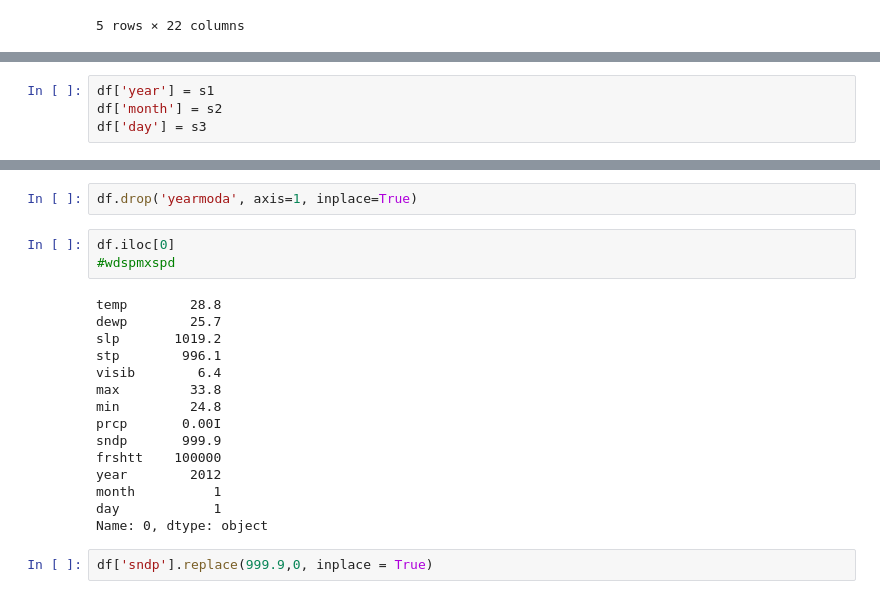
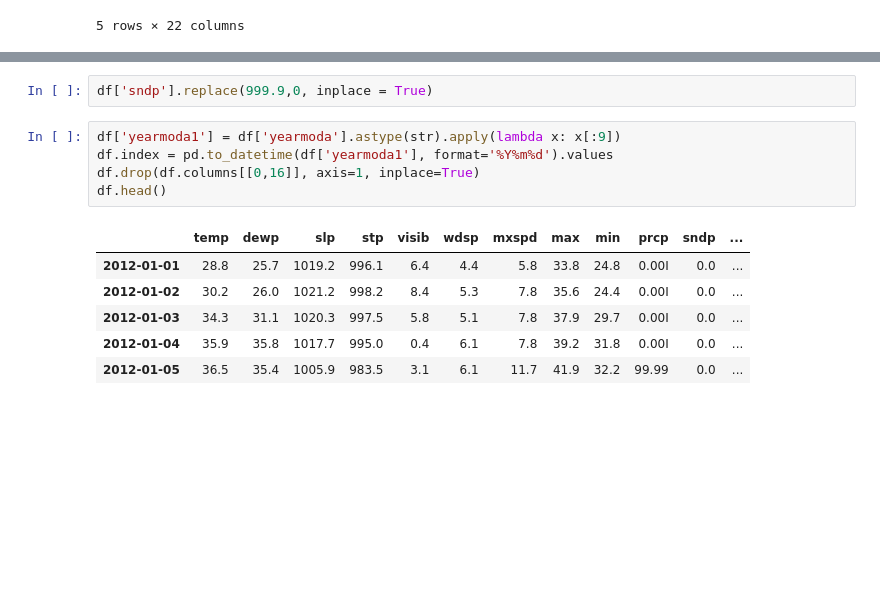
Before and after one commit to DFS-UCU/UkrainianAgriculture, a Jupyter notebook: notebooks/weather.ipynb, the cells around one changed output, grey strips where cells are left out. Cells and saved outputs as stored; diff of their text form; blank space fills up the shorter version.

```diff
--- a/notebooks/weather.ipynb
+++ b/notebooks/weather.ipynb
@@ -67,4 +51,0 @@ s3 = pd.Series(day_list, name='day')
-# %%
-df['year'] = s1
-df['month'] = s2
-df['day'] = s3
@@ -80,22 +52,14 @@ df.head()
-# %%
-df.drop('yearmoda', axis=1, inplace=True)
-# %%
-df.iloc[0]
-#wdspmxspd
-# %% [output]
-temp        28.8
-dewp        25.7
-slp       1019.2
-stp        996.1
-visib        6.4
-max         33.8
-min         24.8
-prcp       0.00I
-sndp       999.9
-frshtt    100000
-year        2012
-month          1
-day            1
-Name: 0, dtype: object
 # %%
 df['sndp'].replace(999.9,0, inplace = True)
+# %%
+df['yearmoda1'] = df['yearmoda'].astype(str).apply(lambda x: x[:9])
+df.index = pd.to_datetime(df['yearmoda1'], format='%Y%m%d').values
+df.drop(df.columns[[0,16]], axis=1, inplace=True)
+df.head()
+# %% [output]
+|  | temp | dewp | slp | stp | visib | wdsp | mxspd | max | min | prcp | sndp | ... |
+| 2012-01-01 | 28.8 | 25.7 | 1019.2 | 996.1 | 6.4 | 4.4 | 5.8 | 33.8 | 24.8 | 0.00I | 0.0 | ... |
+| 2012-01-02 | 30.2 | 26.0 | 1021.2 | 998.2 | 8.4 | 5.3 | 7.8 | 35.6 | 24.4 | 0.00I | 0.0 | ... |
+| 2012-01-03 | 34.3 | 31.1 | 1020.3 | 997.5 | 5.8 | 5.1 | 7.8 | 37.9 | 29.7 | 0.00I | 0.0 | ... |
+| 2012-01-04 | 35.9 | 35.8 | 1017.7 | 995.0 | 0.4 | 6.1 | 7.8 | 39.2 | 31.8 | 0.00I | 0.0 | ... |
+| 2012-01-05 | 36.5 | 35.4 | 1005.9 | 983.5 | 3.1 | 6.1 | 11.7 | 41.9 | 32.2 | 99.99 | 0.0 | ... |
```
Also changed, not shown: parts of 27 cells of this notebook.
